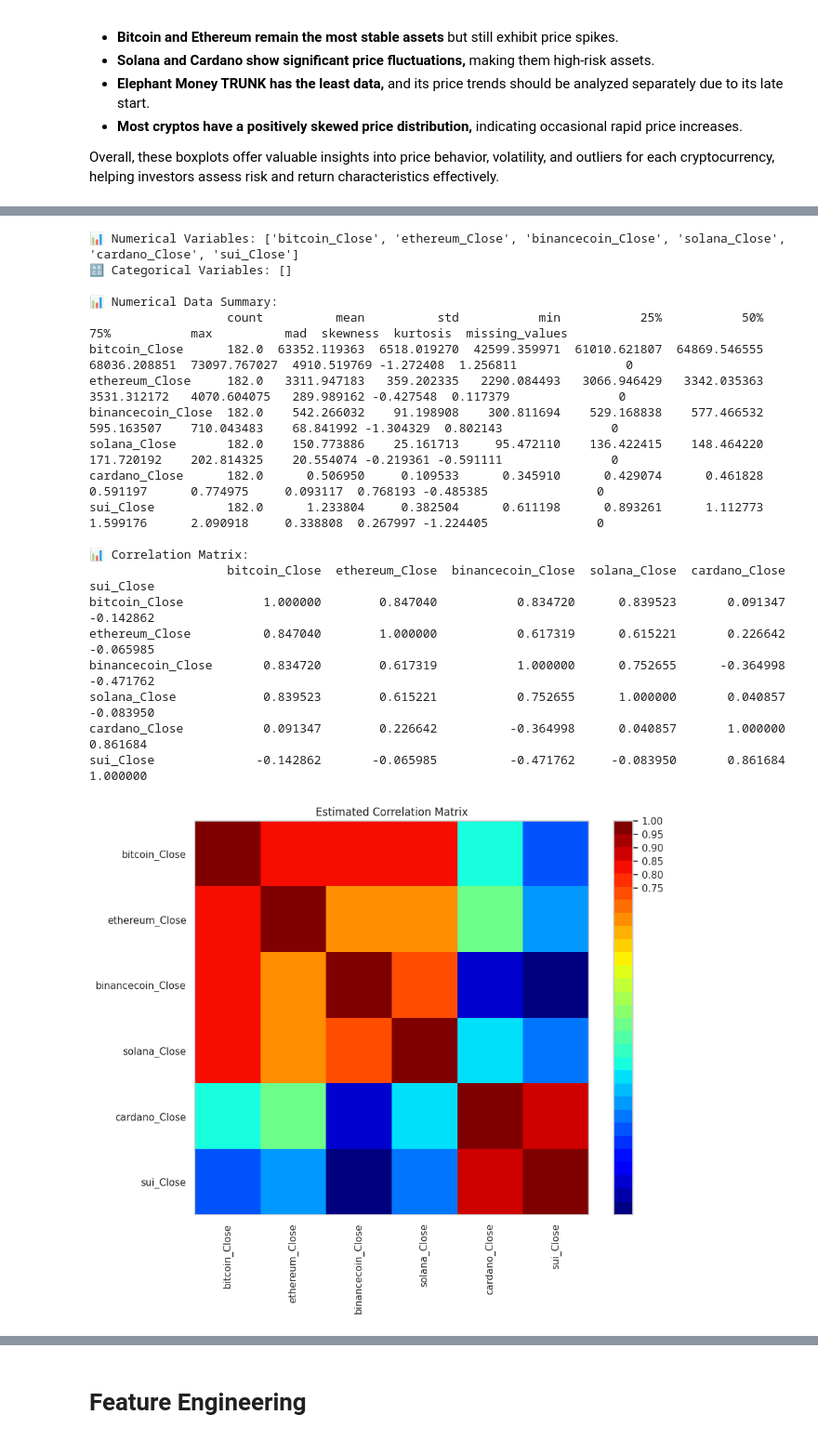
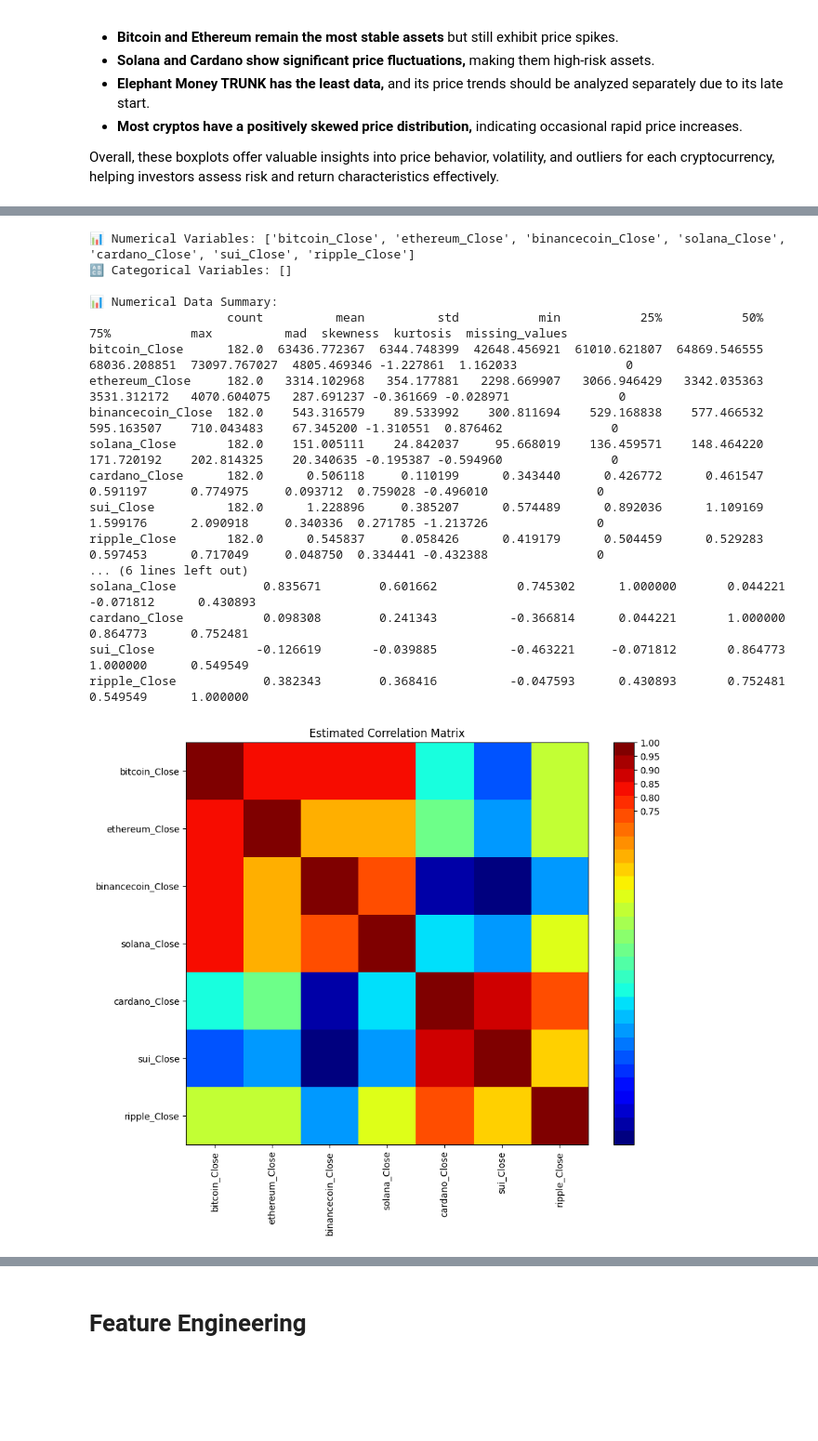
Before and after one commit to NatP-dev/Complete-Python-3-Bootcamp, a Jupyter notebook: Welcome_to_Colaboratory.ipynb, the cells around one changed output, grey strips where cells are left out. Shown at 93% size. Cells and saved outputs as stored; diff of their text form; code cells hidden in the pictures; blank space fills up the shorter version.

```diff
--- a/Welcome_to_Colaboratory.ipynb
+++ b/Welcome_to_Colaboratory.ipynb
@@ -501,92 +530,80 @@ train_data.describe()
 # %%
-import pandas as pd
-import numpy as np
-import matplotlib.pyplot as plt
-import seaborn as sns
-import matplotlib.cm as cm
-
-# Ensure dataset consistency
-df = train_data.copy()
-
 # Identify numerical and categorical variables
-numerical_vars = df.select_dtypes(include=['number']).columns.tolist()
-categorical_vars = df.select_dtypes(exclude=['number']).columns.tolist()
+numerical_vars = train_data.select_dtypes(include=['number']).columns.tolist()
+categorical_vars = train_data.select_dtypes(exclude=['number']).columns.tolist()
 
 print(f"📊 Numerical Variables: {numerical_vars}")
 print(f"🔠 Categorical Variables: {categorical_vars}")
 
 # 1️⃣ Descriptive Statistics
-summary_stats = df[numerical_vars].describe().T  # Transposed for better readability
+summary_stats = train_data[numerical_vars].describe().T  # Transposed for better readability
 
 # Corrected MAD Calculation
-summary_stats['mad'] = df[numerical_vars].apply(lambda x: np.mean(np.abs(x - np.mean(x))))
+summary_stats['mad'] = train_data[numerical_vars].apply(lambda x: np.mean(np.abs(x - np.mean(x))))
 
 # Other statistical measures
-summary_stats['skewness'] = df[numerical_vars].skew()
-summary_stats['kurtosis'] = df[numerical_vars].kurtosis()
-summary_stats['missing_values'] = df[numerical_vars].isna().sum()
+summary_stats['skewness'] = train_data[numerical_vars].skew()
+summary_stats['kurtosis'] = train_data[numerical_vars].kurtosis()
+summary_stats['missing_values'] = train_data[numerical_vars].isna().sum()
 
 # Display summary table
 print("\n📊 Numerical Data Summary:")
 print(summary_stats.to_string())  # Prints the summary statistics to the console
 
 # 2️⃣ Correlation Matrix
-correlation_matrix = df[numerical_vars].corr(method="pearson")
+correlation_matrix = train_data[numerical_vars].corr(method="pearson")
 
 print("\n📊 Correlation Matrix:")
 print(correlation_matrix.to_string())  # Prints the correlation matrix
 
 # 3️⃣ Visualizing Correlation Matrix
 def VizCorrelationMatrix(df):
     fig, ax = plt.subplots(figsize=(10, 8))
     cmap = cm.get_cmap("jet", 30)
 
-    cax = ax.imshow(df.corr(), interpolation="nearest", cmap=cmap)
+    cax = ax.imshow(train_data.corr(), interpolation="nearest", cmap=cmap)
     plt.title("Estimated Correlation Matrix")
     fig.colorbar(cax, ticks=[.75,.8,.85,.90,.95,1])
 
     # Label axes
-    ax.set_xticks(np.arange(len(df.columns)))
-    ax.set_yticks(np.arange(len(df.columns)))
-    ax.set_xticklabels(df.columns, rotation=90)
-    ax.set_yticklabels(df.columns)
+    ax.set_xticks(np.arange(len(train_data.columns)))
+    ax.set_yticks(np.arange(len(train_data.columns)))
+    ax.set_xticklabels(train_data.columns, rotation=90)
+    ax.set_yticklabels(train_data.columns)
 
     plt.grid(False)
     plt.show()
 
-VizCorrelationMatrix(df)
+VizCorrelationMatrix(train_data)
 
 # 4️⃣ Feature Names
-feature_names = pd.DataFrame(df.columns, columns=["Feature Name"])
+feature_names = pd.DataFrame(train_data.columns, columns=["Feature Name"])
 print("\n📊 Feature Names:")
 print(feature_names.to_string())
 
 # 5️⃣ Feature Distributions (Histograms)
 df.hist(bins=50, figsize=(20, 15), edgecolor='black', alpha=0.7)
 plt.suptitle("Feature Distributions (Histograms)")
 plt.show()
 # %% [output]
-📊 Numerical Variables: ['bitcoin_Close', 'ethereum_Close', 'binancecoin_Close', 'solana_Close', 'cardano_Close', 'sui_Close']
+📊 Numerical Variables: ['bitcoin_Close', 'ethereum_Close', 'binancecoin_Close', 'solana_Close', 'cardano_Close', 'sui_Close', 'ripple_Close']
 🔠 Categorical Variables: []
 
 📊 Numerical Data Summary:
                    count          mean          std           min           25%           50%           75%           max          mad  skewness  kurtosis  missing_values
-bitcoin_Close      182.0  63352.119363  6518.019270  42599.359971  61010.621807  64869.546555  68036.208851  73097.767027  4910.519769 -1.272408  1.256811               0
-ethereum_Close     182.0   3311.947183   359.202335   2290.084493   3066.946429   3342.035363   3531.312172   4070.604075   289.989162 -0.427548  0.117379               0
-binancecoin_Close  182.0    542.266032    91.198908    300.811694    529.168838    577.466532    595.163507    710.043483    68.841992 -1.304329  0.802143               0
-solana_Close       182.0    150.773886    25.161713     95.472110    136.422415    148.464220    171.720192    202.814325    20.554074 -0.219361 -0.591111               0
-cardano_Close      182.0      0.506950     0.109533      0.345910      0.429074      0.461828      0.591197      0.774975     0.093117  0.768193 -0.485385               0
-sui_Close          182.0      1.233804     0.382504      0.611198      0.893261      1.112773      1.599176      2.090918     0.338808  0.267997 -1.224405               0
-
-📊 Correlation Matrix:
-                   bitcoin_Close  ethereum_Close  binancecoin_Close  solana_Close  cardano_Close  sui_Close
-bitcoin_Close           1.000000        0.847040           0.834720      0.839523       0.091347  -0.142862
-ethereum_Close          0.847040        1.000000           0.617319      0.615221       0.226642  -0.065985
-binancecoin_Close       0.834720        0.617319           1.000000      0.752655      -0.364998  -0.471762
-solana_Close            0.839523        0.615221           0.752655      1.000000       0.040857  -0.083950
-cardano_Close           0.091347        0.226642          -0.364998      0.040857       1.000000   0.861684
-sui_Close              -0.142862       -0.065985          -0.471762     -0.083950       0.861684   1.000000
+bitcoin_Close      182.0  63436.772367  6344.748399  42648.456921  61010.621807  64869.546555  68036.208851  73097.767027  4805.469346 -1.227861  1.162033               0
+ethereum_Close     182.0   3314.102968   354.177881   2298.669907   3066.946429   3342.035363   3531.312172   4070.604075   287.691237 -0.361669 -0.028971               0
+binancecoin_Close  182.0    543.316579    89.533992    300.811694    529.168838    577.466532    595.163507    710.043483    67.345200 -1.310551  0.876462               0
+solana_Close       182.0    151.005111    24.842037     95.668019    136.459571    148.464220    171.720192    202.814325    20.340635 -0.195387 -0.594960               0
+cardano_Close      182.0      0.506118     0.110199      0.343440      0.426772      0.461547      0.591197      0.774975     0.093712  0.759028 -0.496010               0
+sui_Close          182.0      1.228896     0.385207      0.574489      0.892036      1.109169      1.599176      2.090918     0.340336  0.271785 -1.213726               0
+ripple_Close       182.0      0.545837     0.058426      0.419179      0.504459      0.529283      0.597453      0.717049     0.048750  0.334441 -0.432388               0
+... (6 lines left out)
+solana_Close            0.835671        0.601662           0.745302      1.000000       0.044221  -0.071812      0.430893
+cardano_Close           0.098308        0.241343          -0.366814      0.044221       1.000000   0.864773      0.752481
+sui_Close              -0.126619       -0.039885          -0.463221     -0.071812       0.864773   1.000000      0.549549
+ripple_Close            0.382343        0.368416          -0.047593      0.430893       0.752481   0.549549      1.000000
-[figure, old version]
+[figure, new version]
 📊 Feature Names:
         Feature Name
 0      bitcoin_Close
```
Also changed, not shown: parts of 14 cells of this notebook.
